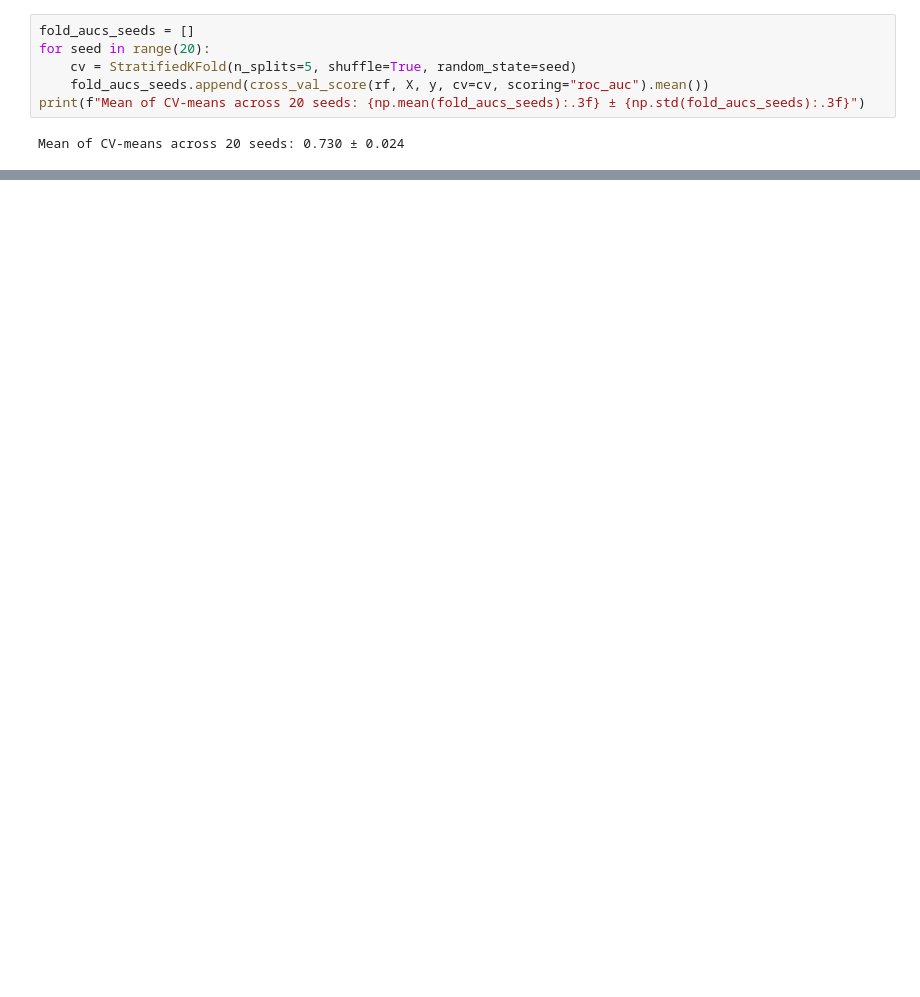
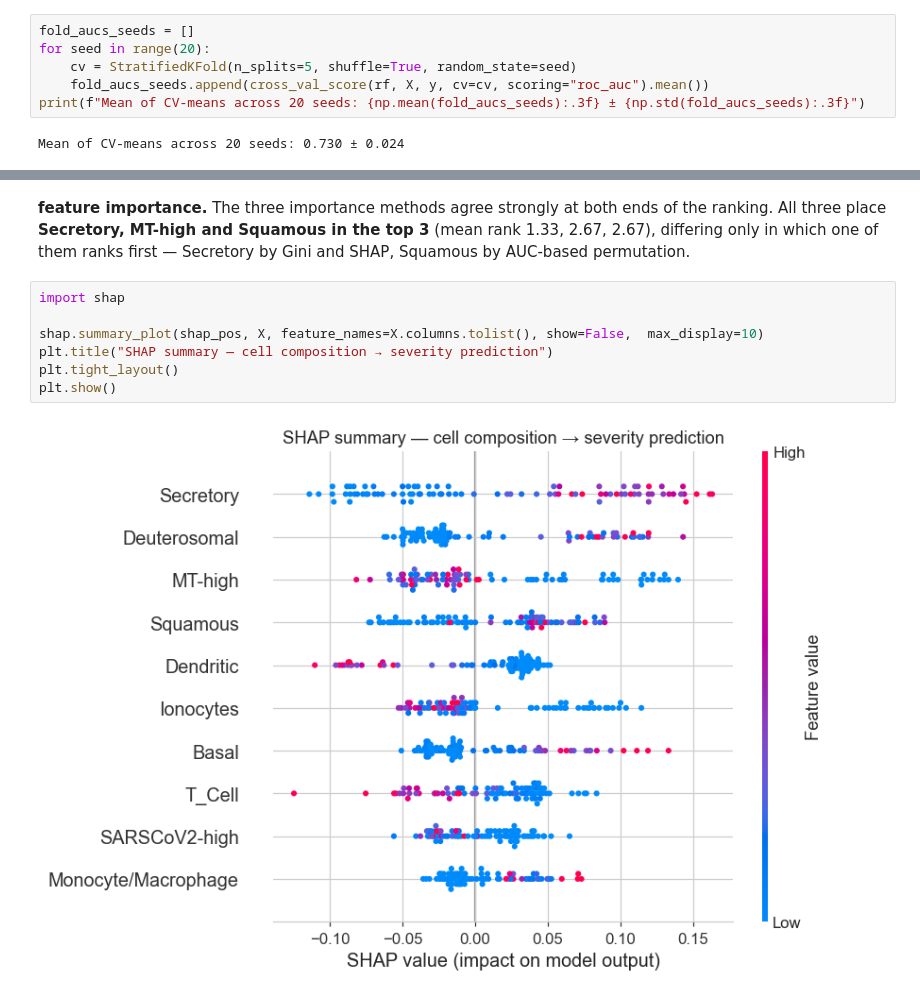
Before and after one commit to Maryam-Gamal/Applied-Machine-Learning-Final-Project, a Jupyter notebook: step1_cell_composition.ipynb, the cells around one changed output, grey strips where cells are left out. Drawn from its saved outputs; the diff is of its cells as text; blank space fills up the shorter version.

Commit message:
Add XGBoost/LightGBM comparison and SHAP/permutation/Gini feature importance analysis

```diff
--- a/step1_cell_composition.ipynb
+++ b/step1_cell_composition.ipynb
@@ -378,0 +639,11 @@ Mean of CV-means across 20 seeds: 0.730 ± 0.024
+# %% [markdown]
+**feature importance.** The three importance methods agree strongly at both ends of the ranking. All three place **Secretory, MT-high and Squamous in the top 3** (mean rank 1.33, 2.67, 2.67), differing only in which one of them ranks first — Secretory by Gini and SHAP, Squamous by AUC-based permutation.
+# %%
+import shap
+
+shap.summary_plot(shap_pos, X, feature_names=X.columns.tolist(), show=False,  max_display=10)
+plt.title("SHAP summary — cell composition → severity prediction")
+plt.tight_layout()
+plt.show()
+# %% [output]
+[figure, added]
```
Also changed, not shown: parts of 10 cells of this notebook.
